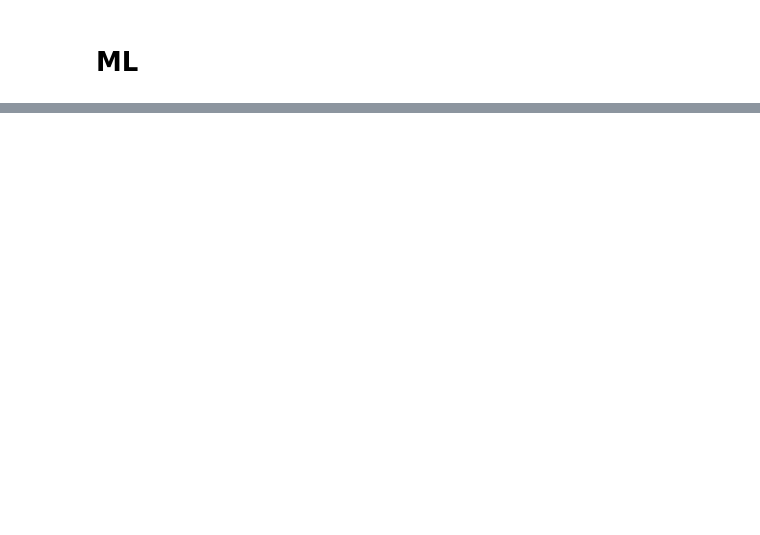
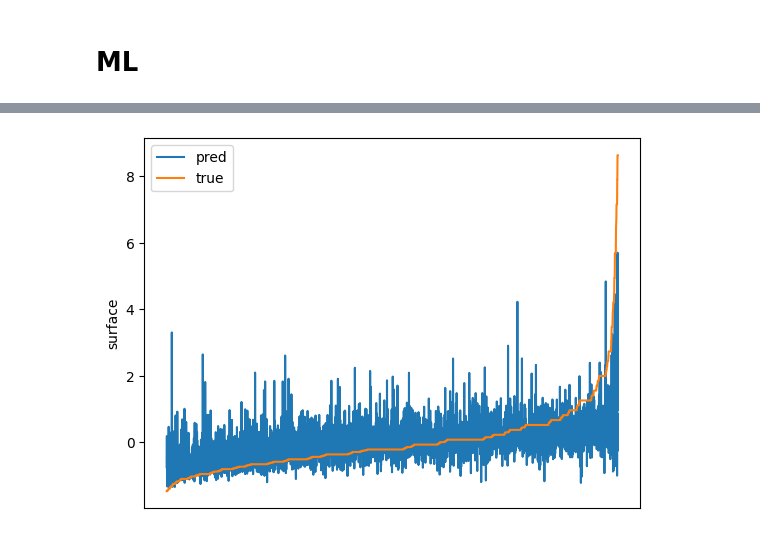
Before and after one commit to axrocheteau/renov_local, a Jupyter notebook: pred_tremi.ipynb, the cells around one changed output, grey strips where cells are left out. Saved outputs shown, nothing was run; the diff lists cells and outputs as text; code cells hidden in the pictures; blank space fills up the shorter version.

```diff
--- a/pred_tremi.ipynb
+++ b/pred_tremi.ipynb
@@ -303,0 +316,5 @@ display(df)
+# %%
+col_X_hot = ['occupation', 'nb_persons_home', 'income', 'department_number']
+col_y = ['surface']
+col_X_not_hot = [col[0] for col in training_surf.dtypes if col[0] not in col_X_hot + col_y ]
+X, y = prepare_dataset(training_surf, col_X_hot, col_X_not_hot, col_y, False, True)
@@ -303,0 +381,19 @@ display(df)
+# %%
+# add some non_linearity
+poly = PolynomialFeatures(1)
+X_transformed = poly.fit_transform(X)
+
+# split training and testing
+X_train, X_test, y_train, y_test = train_test_split(X_transformed, y, test_size=0.4, random_state=42)
+
+hyperparams = {
+    'n_estimators' : [50,100,200],
+    # 'criterion' : ["squared_error", "absolute_error", "friedman_mse"],
+    'max_depth' : [2,10,20,50,None],
+    # 'min_samples_split' : [2,5,10],
+    # 'min_samples_leaf' : [1,2,3],
+    # 'max_features' : ["sqrt", "log2", "auto"]
+}
+
+best_model, best_score, best_params, scores = train_hyper(hyperparams, X_train, X_test, y_train, y_test)
+print(best_score, best_params)
@@ -303,0 +408,5 @@ display(df)
+# %%
+y_pred = best_model.predict(X_test)
+show_result(y_pred, y_test)
+# %% [output]
+[figure, added]
```
Also changed, not shown: parts of 17 cells of this notebook.
